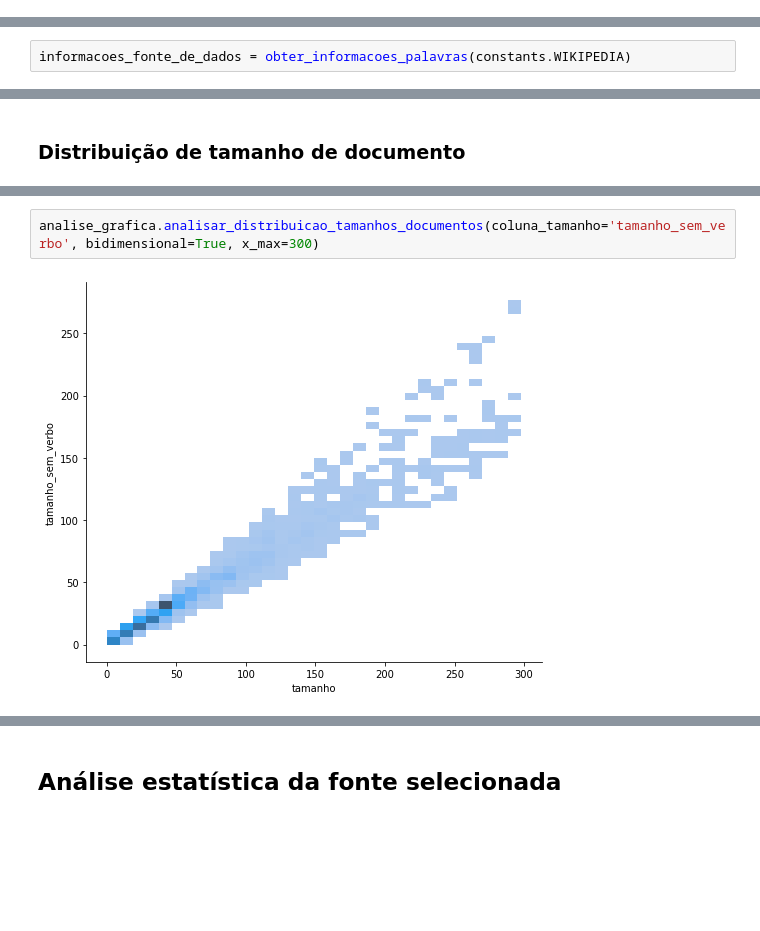
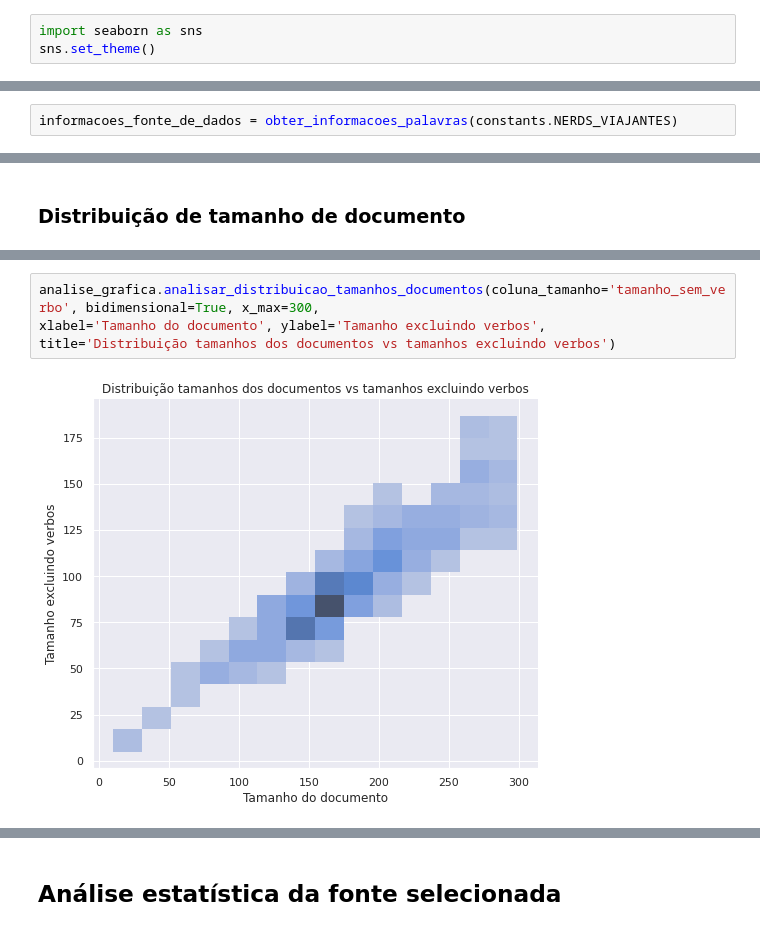
Before and after one commit to heldergr/tcc-pucmg-2, a Jupyter notebook: src/python/notebooks/analise-palavras-fontes-dados.ipynb, the cells around one changed output, grey strips where cells are left out. Saved outputs shown, nothing was run; the diff lists cells and outputs as text; blank space fills up the shorter version.

Commit message:
Documentação Exploração de Dados

```diff
--- a/src/python/notebooks/analise-palavras-fontes-dados.ipynb
+++ b/src/python/notebooks/analise-palavras-fontes-dados.ipynb
@@ -8,11 +8,14 @@ from explore.nuvem_palavras_nerds_viajantes import AnaliseNuvemPalavras
 
 from util import constants
+# %%
+import seaborn as sns
+sns.set_theme()
 # %% [markdown]
 ## Análises gráficas de palavras de fontes de dados
 # %% [markdown]
 ## Análise palavras - Nerds Viajantes
 # %%
-informacoes_fonte_de_dados = obter_informacoes_palavras(constants.WIKIPEDIA)
+informacoes_fonte_de_dados = obter_informacoes_palavras(constants.NERDS_VIAJANTES)
 # %%
 informacoes_fonte_de_dados.head(5)
 # %% [output]
@@ -59,4 +80,6 @@ analise_grafica.analisar_distribuicao_tamanhos_documentos(coluna_tamanho='tamanh
 # %%
-analise_grafica.analisar_distribuicao_tamanhos_documentos(coluna_tamanho='tamanho_sem_verbo', bidimensional=True, x_max=300)
+analise_grafica.analisar_distribuicao_tamanhos_documentos(coluna_tamanho='tamanho_sem_verbo', bidimensional=True, x_max=300,
+xlabel='Tamanho do documento', ylabel='Tamanho excluindo verbos',
+title='Distribuição tamanhos dos documentos vs tamanhos excluindo verbos')
 # %% [output]
-[figure, old version]
+[figure, new version]
```
Also changed, not shown: parts of 42 cells of this notebook, 40 other files.
